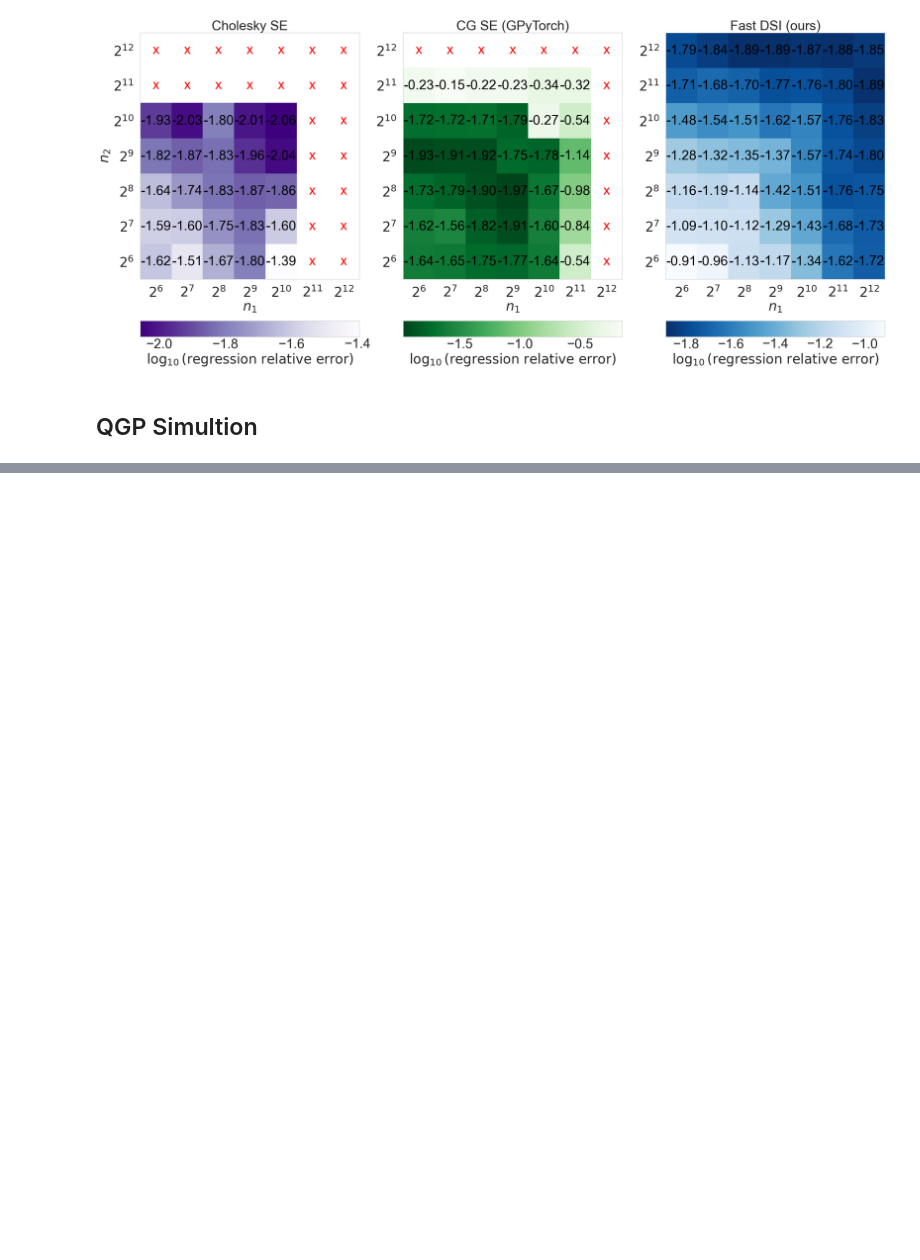
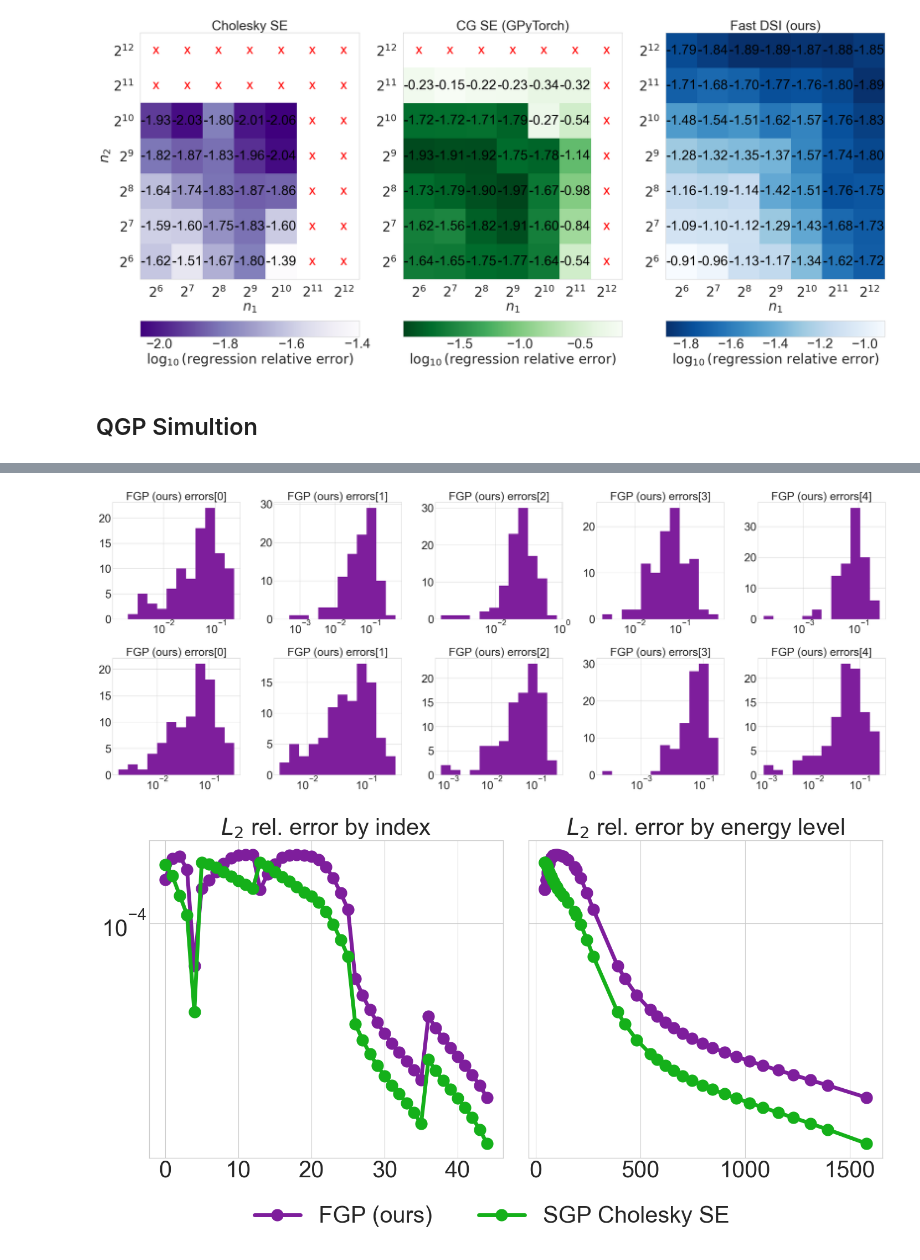
Before and after one commit to alegresor/fastgps, a Jupyter notebook: docs/examples/papers/fmtgps/fmtgps.ipynb, the cells around one changed output, grey strips where cells are left out. Cells and saved outputs as stored; diff of their text form; code cells hidden in the pictures; blank space fills up the shorter version.

```diff
--- a/docs/examples/papers/fmtgps/fmtgps.ipynb
+++ b/docs/examples/papers/fmtgps/fmtgps.ipynb
@@ -1169,0 +1221,25 @@ fastgps.plot_fastgps_fit_data(data);
+# %%
+keys = [key[:-3] for key in os.listdir("./qgp_metrics/") if key[-3:]==".pt"]
+data = [torch.load("./qgp_metrics/%s.pt"%key) for key in keys]
+ncols = 5
+nrows = len(keys)
+fig,ax = pyplot.subplots(nrows=nrows,ncols=ncols,figsize=(PW,PW/ncols*nrows))
+for i in range(nrows):
+    for j in range(ncols):
+        bins = torch.logspace(torch.log10(data[i]["errors"][j].amin()),torch.log10(data[i]["errors"][j].amax()),13)
+        ax[i,j].hist(data[i]["errors"][j],bins=bins)
+        ax[i,j].set_xscale("log",base=10)
+        ax[i,j].set_title("%s errors[%d]"%(key,j))
+fig.tight_layout()
+fig,ax = pyplot.subplots(nrows=1,ncols=2,figsize=(PW/2,PW/4),sharey=True)
+for i,key in enumerate(keys):
+    ax[0].plot(data[i]["l2rerrors"],"-o")
+    ax[1].plot(sorted_energy_levels,data[i]["l2rerrors"][ord_energy_levels],"-o",label=key)
+fig.legend(frameon=False,loc="lower center",bbox_to_anchor=(0.5,-.1),ncols=len(keys))
+ax[0].set_title(r"$L_2$ rel. error by index")
+ax[1].set_title(r"$L_2$ rel. error by energy level")
+ax[0].set_yscale("log",base=10)
+fig.tight_layout()
+# %% [output]
+[figure, added]
+[figure, added]
```
Also changed, not shown: parts of 5 cells of this notebook, 2 other files.
